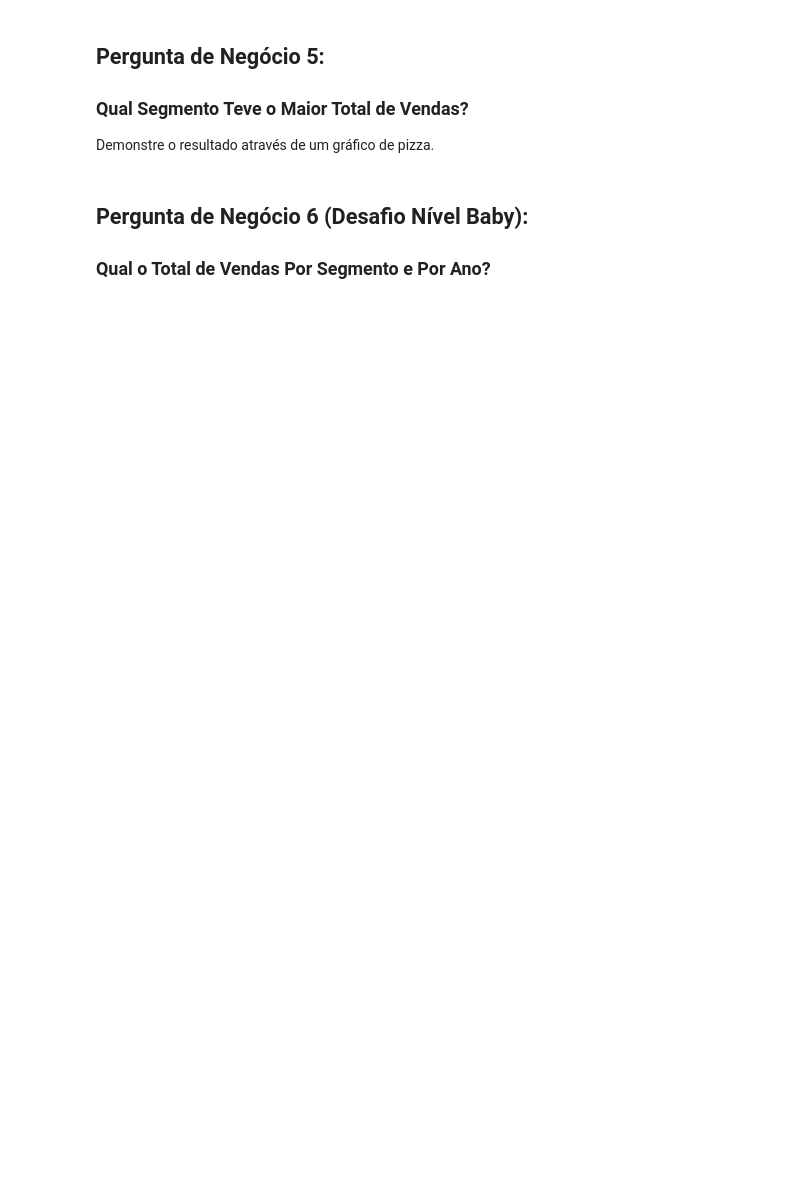
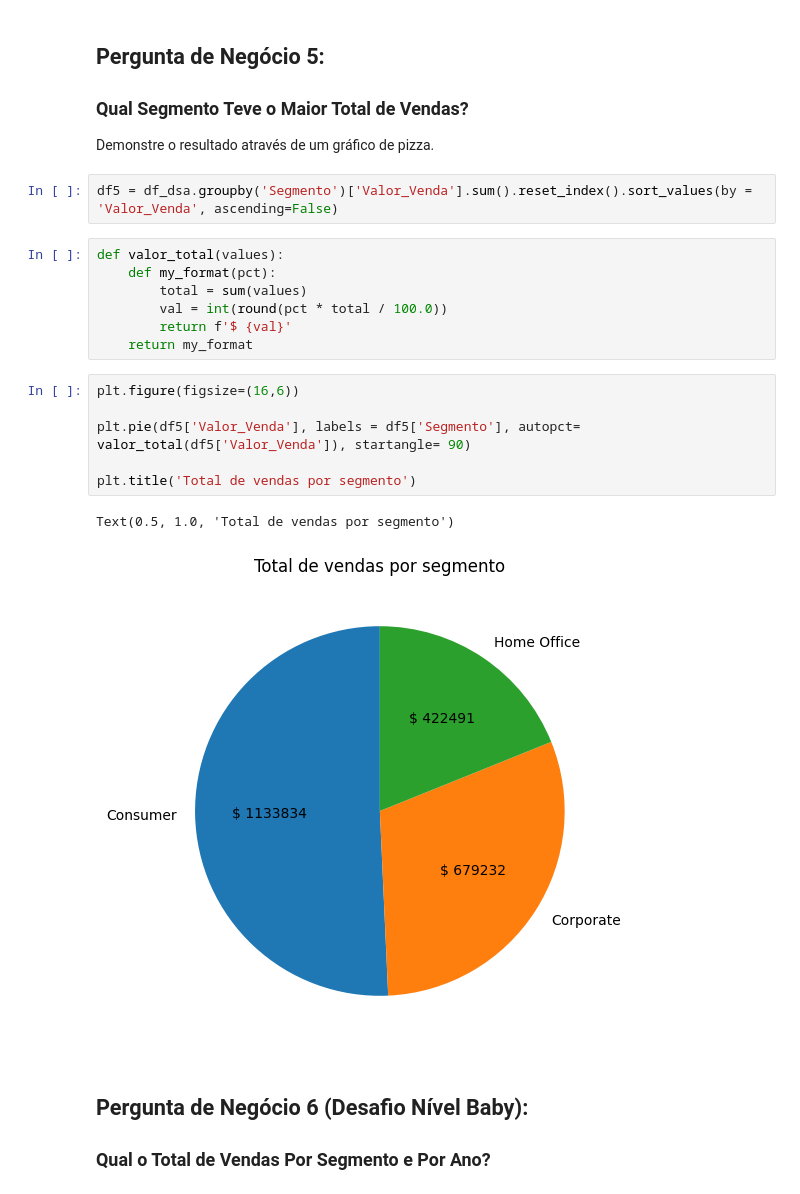
Before and after one commit to lucasqueiros/dsa, a Jupyter notebook: Cap13 - Projeto 2/Projeto2-Perguntas.ipynb, the cells around one changed output. Cells and saved outputs as stored; diff of their text form; blank space fills up the shorter version.

```diff
--- a/Cap13 - Projeto 2/Projeto2-Perguntas.ipynb
+++ b/Cap13 - Projeto 2/Projeto2-Perguntas.ipynb
@@ -147,6 +209,24 @@ Demonstre o resultado através de um gráfico de barras.
 ### Qual Segmento Teve o Maior Total de Vendas?
 
 Demonstre o resultado através de um gráfico de pizza.
+# %%
+df5 = df_dsa.groupby('Segmento')['Valor_Venda'].sum().reset_index().sort_values(by = 'Valor_Venda', ascending=False)
+# %%
+def valor_total(values):
+    def my_format(pct):
+        total = sum(values)
+        val = int(round(pct * total / 100.0))
+        return f'$ {val}'
+    return my_format
+# %%
+plt.figure(figsize=(16,6))
+
+plt.pie(df5['Valor_Venda'], labels = df5['Segmento'], autopct= valor_total(df5['Valor_Venda']), startangle= 90)
+
+plt.title('Total de vendas por segmento')
+# %% [output]
+Text(0.5, 1.0, 'Total de vendas por segmento')
+[figure, added]
 # %% [markdown]
 ## Pergunta de Negócio 6 (Desafio Nível Baby):
 
```
Also changed, not shown: parts of 7 cells of this notebook.
